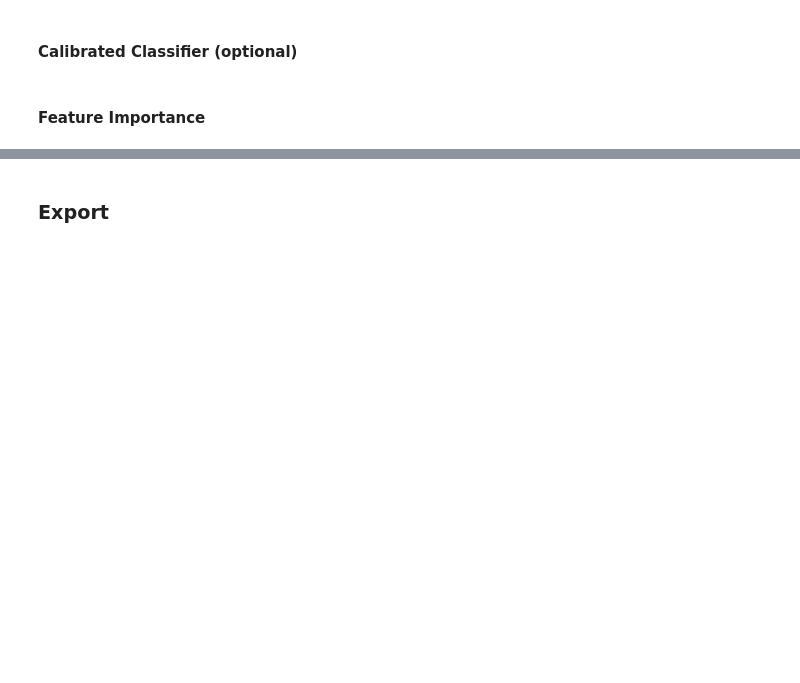
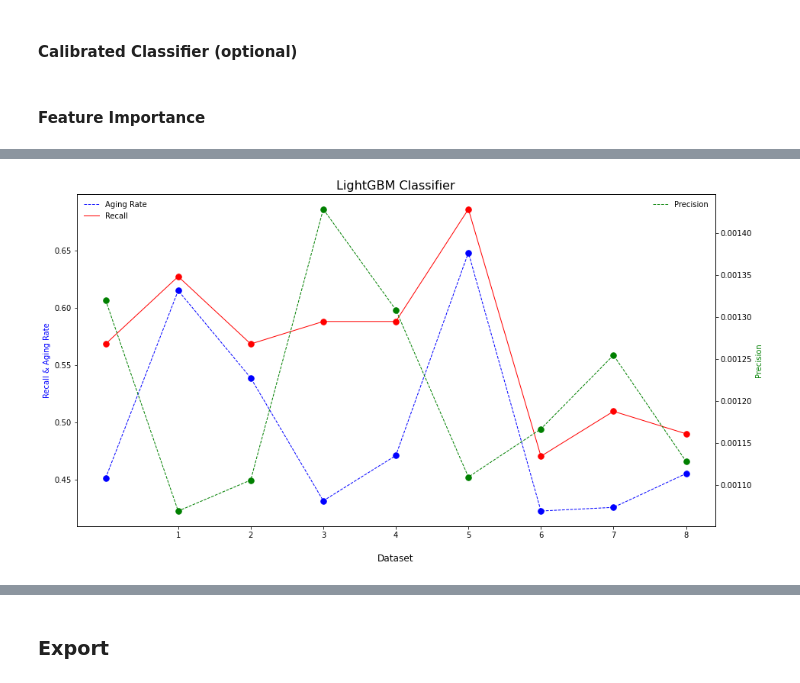
Before and after one commit to ruibone/AUO_aging_test, a Jupyter notebook: AUO aging test/Full_Version_Code/3-4_LightGBM.ipynb, the cells around one changed output, grey strips where cells are left out. Cells and saved outputs as stored; diff of their text form; code cells hidden in the pictures; blank space fills up the shorter version.

```diff
--- a/AUO aging test/Full_Version_Code/3-4_LightGBM.ipynb
+++ b/AUO aging test/Full_Version_Code/3-4_LightGBM.ipynb
@@ -31,13 +31,16 @@ os.getcwd()
 ### LightGBM
 # %%
 # classifier
-def LightGBMC(train_x, test_x, train_y, test_y, config):
+def LightGBMC(train_x, test_x, train_y, test_y, config, return_prob = False):
 
     clf = LGBMClassifier(**config)
     clf.fit(train_x, train_y)
     predict_y = clf.predict_proba(test_x)[:, 1]
     define_predict = (predict_y > 0.5).astype(int)
-    result = pd.DataFrame({'truth': test_y, 'predict': define_predict})
+    if return_prob:
+        result = pd.DataFrame({'truth': test_y, 'predict': predict_y})
+    else:
+        result = pd.DataFrame({'truth': test_y, 'predict': define_predict})
 
     return result
 
@@ -488,0 +544,3 @@ table_setR
+# %%
+training_month = range(2, 5)
+table_setC = full_lightgbm(training_month, times = 3)
@@ -488,0 +631,5 @@ table_setR
+# %%
+line_chart(table_setC, title = 'LightGBM Classifier')
+table_setC
+# %% [output]
+[figure, added]
```
Also changed, not shown: parts of 14 cells of this notebook, 4 other files.
